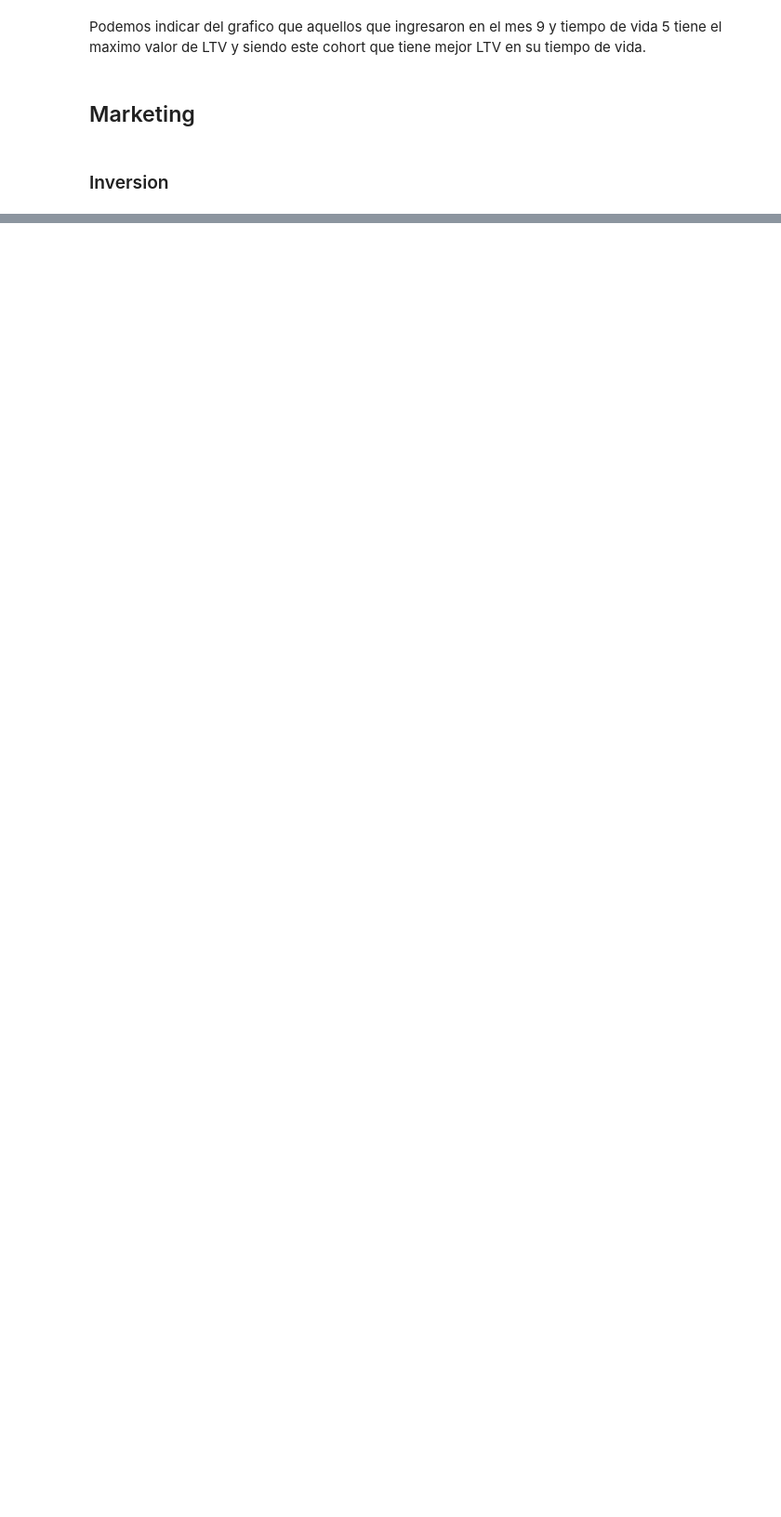
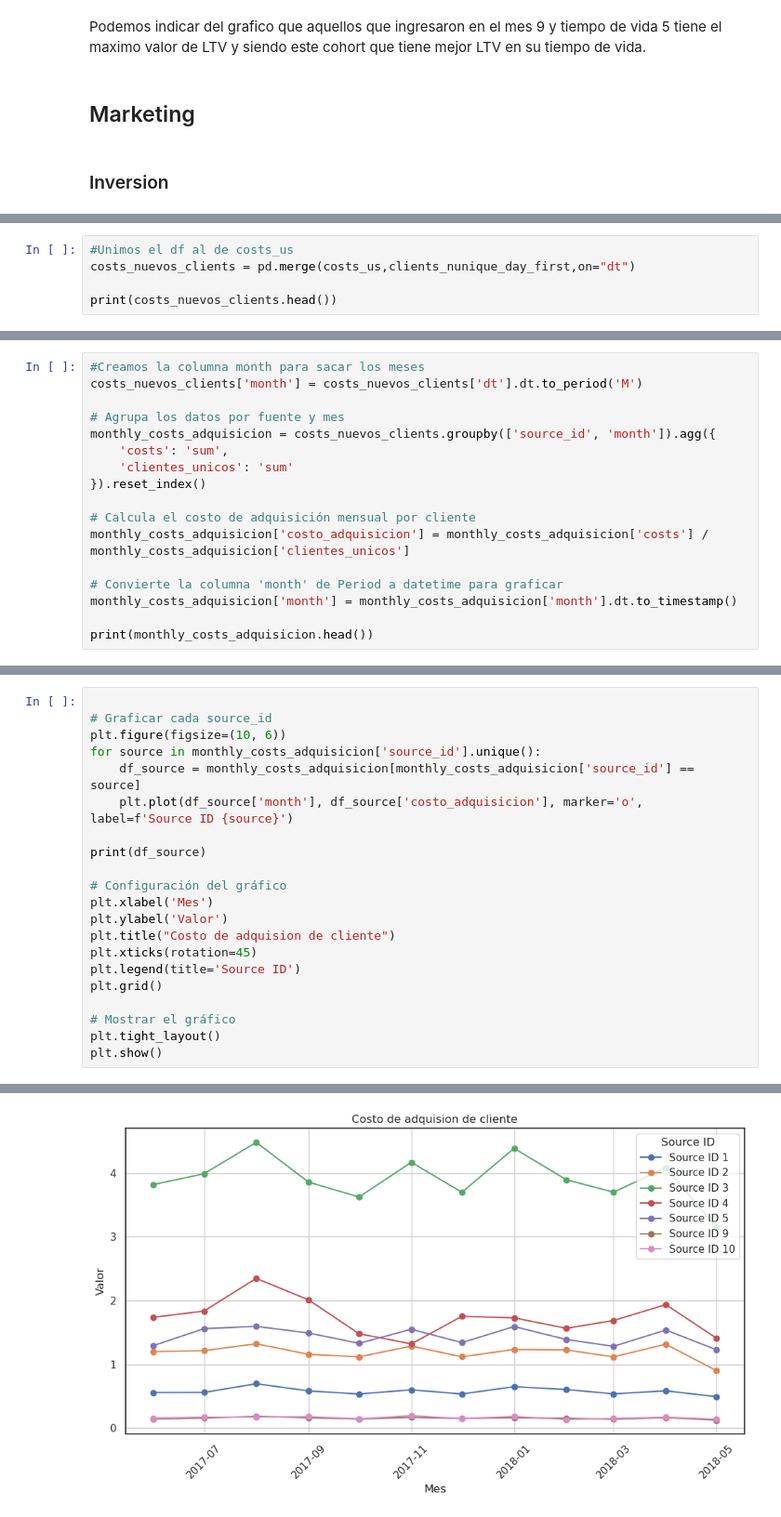
Before and after one commit to ManuelMorales-26/Analisis_ventas_entradas, a Jupyter notebook: project9.ipynb, the cells around one changed output, grey strips where cells are left out. Shown at 93% size. Saved outputs shown, nothing was run; the diff lists cells and outputs as text; blank space fills up the shorter version.

```diff
--- a/project9.ipynb
+++ b/project9.ipynb
@@ -659,0 +691,5 @@ Name: costs, dtype: float64
+# %%
+#Unimos el df al de costs_us
+costs_nuevos_clients = pd.merge(costs_us,clients_nunique_day_first,on="dt")
+
+print(costs_nuevos_clients.head())
@@ -659,0 +703,17 @@ Name: costs, dtype: float64
+# %%
+#Creamos la columna month para sacar los meses
+costs_nuevos_clients['month'] = costs_nuevos_clients['dt'].dt.to_period('M')
+
+# Agrupa los datos por fuente y mes
+monthly_costs_adquisicion = costs_nuevos_clients.groupby(['source_id', 'month']).agg({
+    'costs': 'sum',
+    'clientes_unicos': 'sum'
+}).reset_index()
+
+# Calcula el costo de adquisición mensual por cliente
+monthly_costs_adquisicion['costo_adquisicion'] = monthly_costs_adquisicion['costs'] / monthly_costs_adquisicion['clientes_unicos']
+
+# Convierte la columna 'month' de Period a datetime para graficar
+monthly_costs_adquisicion['month'] = monthly_costs_adquisicion['month'].dt.to_timestamp()
+
+print(monthly_costs_adquisicion.head())
@@ -659,0 +727,22 @@ Name: costs, dtype: float64
+# %%
+
+# Graficar cada source_id
+plt.figure(figsize=(10, 6))
+for source in monthly_costs_adquisicion['source_id'].unique():
+    df_source = monthly_costs_adquisicion[monthly_costs_adquisicion['source_id'] == source]
+    plt.plot(df_source['month'], df_source['costo_adquisicion'], marker='o', label=f'Source ID {source}')
+
+print(df_source)
+
+# Configuración del gráfico
+plt.xlabel('Mes')
+plt.ylabel('Valor')
+plt.title("Costo de adquision de cliente")
+plt.xticks(rotation=45)
+plt.legend(title='Source ID')
+plt.grid()
+
+# Mostrar el gráfico
+plt.tight_layout()
+plt.show()
+# %% [output]
@@ -659,0 +762 @@ Name: costs, dtype: float64
+[figure, added]
```
Also changed, not shown: parts of 23 cells of this notebook.
